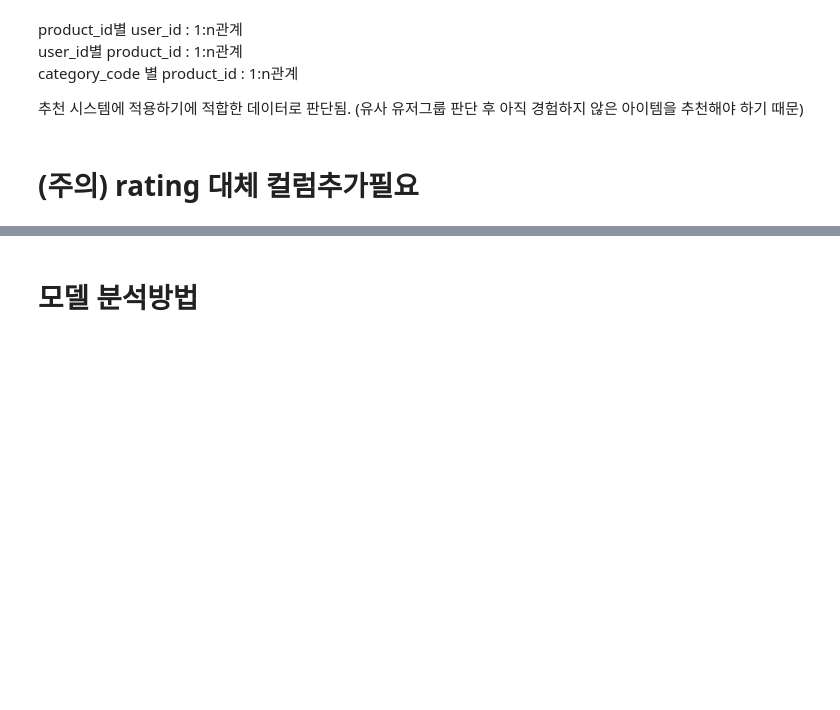
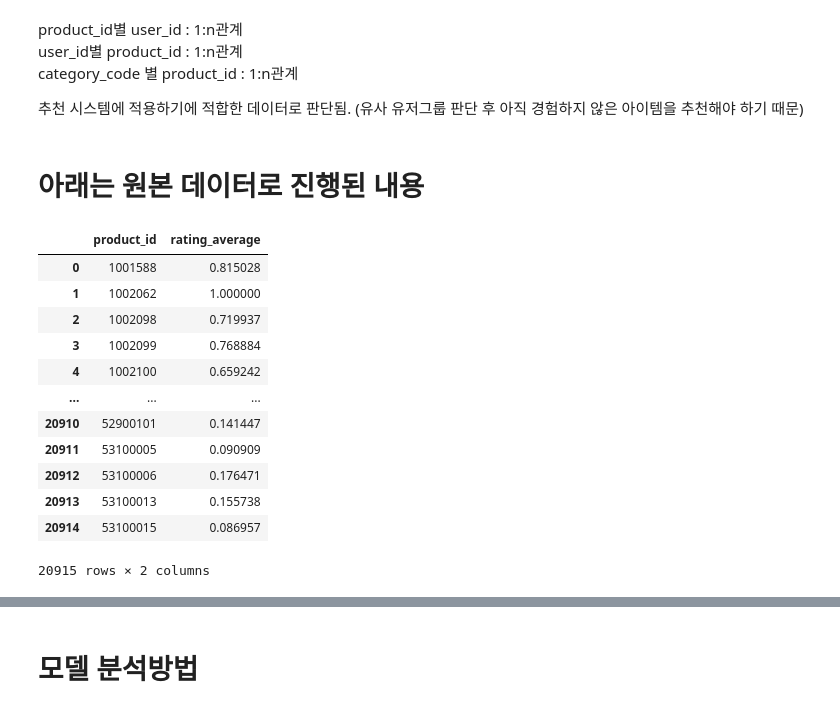
Before and after one commit to benidjor/ecommerce-behavior-data-analysis, a Jupyter notebook: esj_data/cp2_model.ipynb, the cells around one changed output, grey strips where cells are left out. Saved outputs shown, nothing was run; the diff lists cells and outputs as text; code cells hidden in the pictures; blank space fills up the shorter version.

```diff
--- a/esj_data/cp2_model.ipynb
+++ b/esj_data/cp2_model.ipynb
@@ -125,16 +170,32 @@ user_id별 product_id : 1:n관계 \
 category_code 별 product_id : 1:n관계
 
 추천 시스템에 적용하기에 적합한 데이터로 판단됨. (유사 유저그룹 판단 후 아직 경험하지 않은 아이템을 추천해야 하기 때문)
-# %% [markdown]
-# (주의) rating 대체 컬럼추가필요
+# %%
+df = df.head(100000)
+# %% [markdown]
+# 아래는 원본 데이터로 진행된 내용
 # %%
-# rating으로 사용할 컬럼 제작하고 돌릴예정
+# rating을 value로 놓고 진행함.
 
 
-mean_df = df[['product_id','rating']].groupby(by='product_id').mean()
+mean_df = df[['product_id','value']].groupby(by='product_id').mean()
 mean_df = mean_df.reset_index()
-mean_df = mean_df.rename(columns={'rating': 'rating_average'})
+mean_df = mean_df.rename(columns={'value': 'rating_average'})
 mean_df
+# %% [output]
+|  | product_id | rating_average |
+| 0 | 1001588 | 0.815028 |
+| 1 | 1002062 | 1.000000 |
+| 2 | 1002098 | 0.719937 |
+| 3 | 1002099 | 0.768884 |
+| 4 | 1002100 | 0.659242 |
+| ... | ... | ... |
+| 20910 | 52900101 | 0.141447 |
+| 20911 | 53100005 | 0.090909 |
+| 20912 | 53100006 | 0.176471 |
+| 20913 | 53100013 | 0.155738 |
+| 20914 | 53100015 | 0.086957 |
+20915 rows × 2 columns
 # %%
 df_r_m = pd.merge(df, mean_df, how='left', on='product_id')
 df_r_m['user_id'] = df_r_m['user_id'].astype(int)
```
Also changed, not shown: parts of 25 cells of this notebook, 4 other files.
